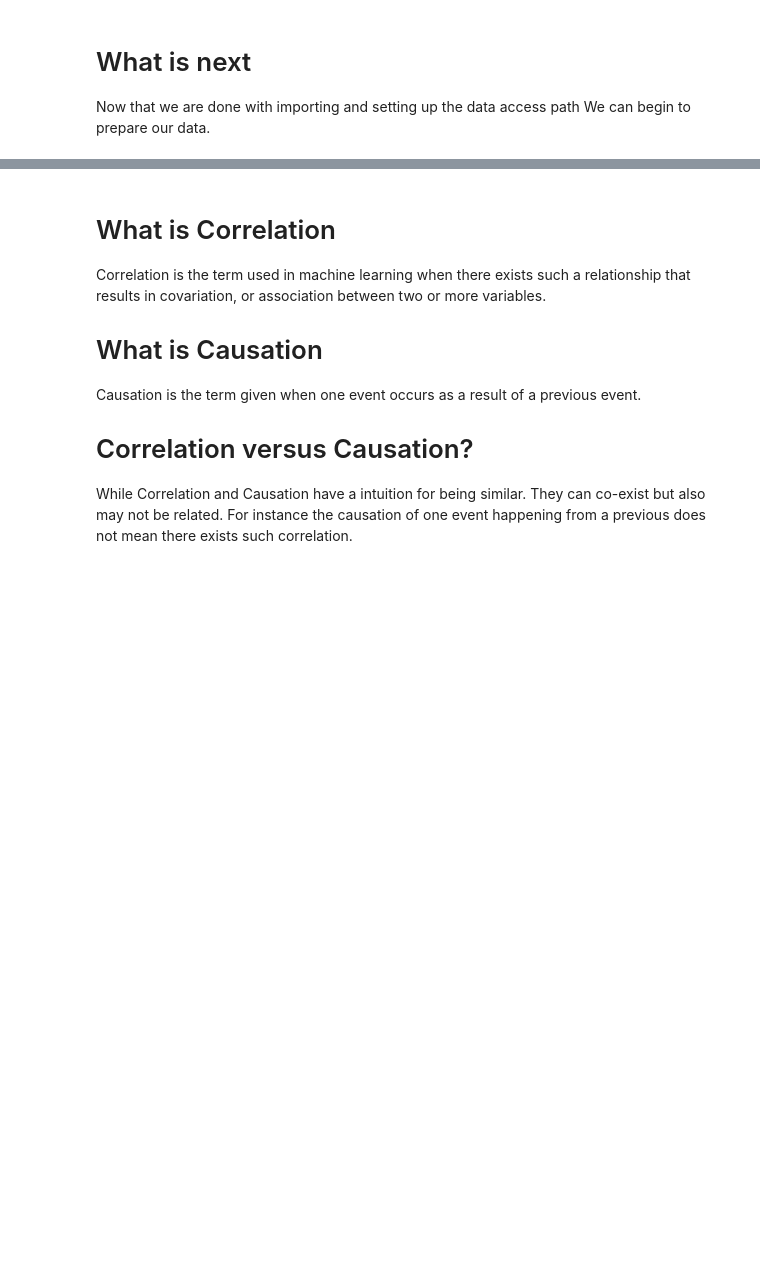
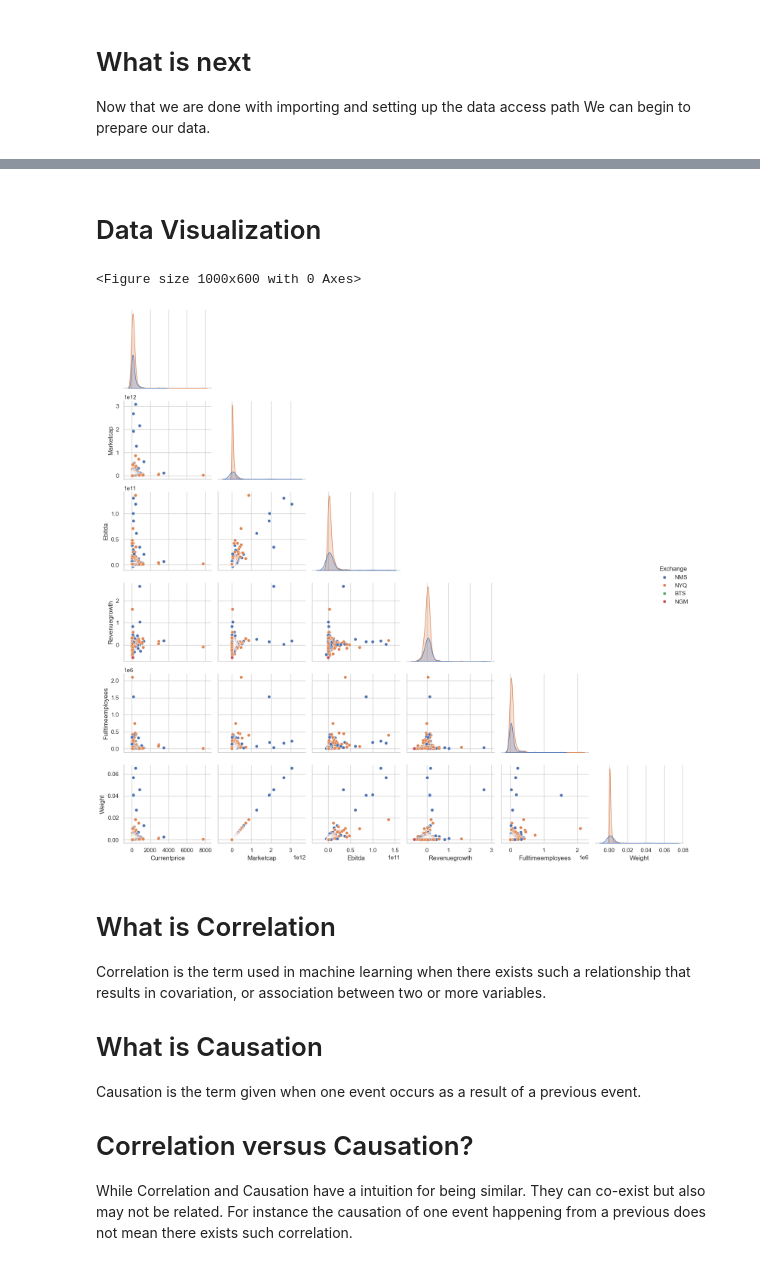
Before and after one commit to aevilla160/qfs_ml_workshop, a Jupyter notebook: nightly.ipynb, the cells around one changed output, grey strips where cells are left out. Drawn from its saved outputs; the diff is of its cells as text; code cells hidden in the pictures; blank space fills up the shorter version.

```diff
--- a/nightly.ipynb
+++ b/nightly.ipynb
@@ -18,5 +18,8 @@ SyntaxError: invalid syntax (2751032981.py, line 8)
 Now that we are done with importing and setting up the data access path
 We can begin to prepare our data.
 # %%
+#Load the data
 SP500_Comp = pd.read_csv('~/Downloads/qfs_ml_workshop/data/sp500_companies.csv')
+SP500_Comp[SP500_Comp['State'].isnull()]
+SP500_Comp = SP500_Comp.drop(['State'], axis=1)
 SP500_Comp.head(10)
@@ -23,3 +38,13 @@ SP500_Comp.head(10)
+# %% [markdown]
+# Data Visualization
+# %%
+sns.set(style="whitegrid")
+plt.figure(figsize=(10, 6))
+sns.pairplot(SP500_Comp, corner=True, hue='Exchange')
+plt.tight_layout()
+# %% [output]
+<Figure size 1000x600 with 0 Axes>
+[figure, added]
 # %% [markdown]
 # What is Correlation
 Correlation is the term used in machine learning when there exists such a relationship that results in covariation, or association between two or more variables.
```
Also changed, not shown: parts of 11 cells of this notebook.
